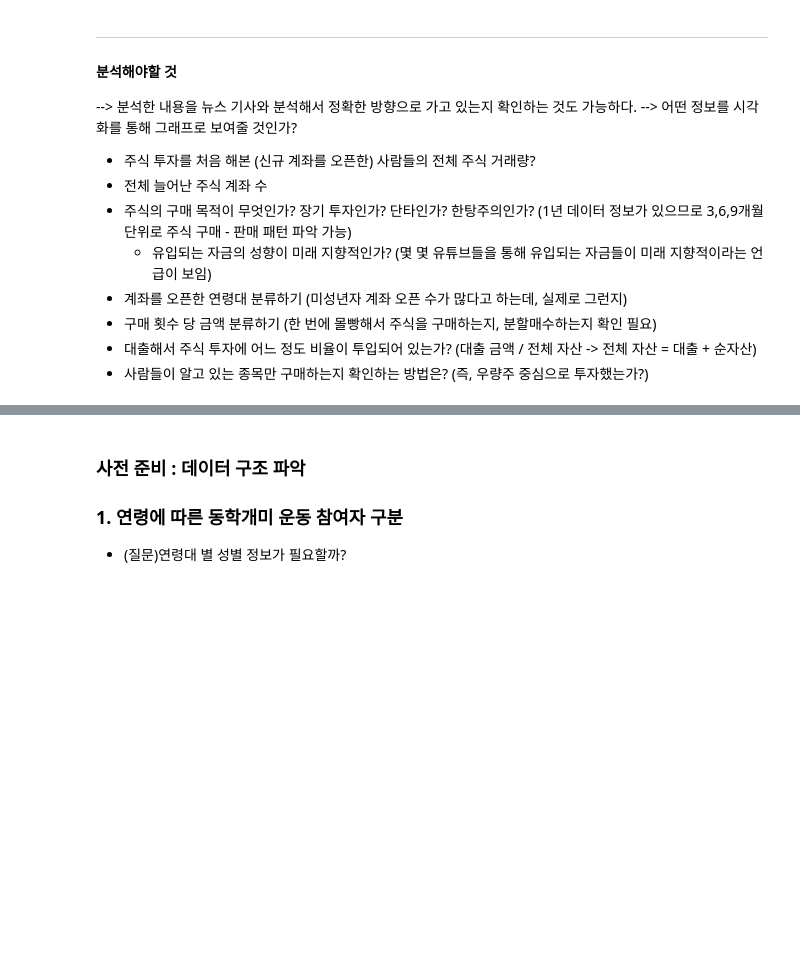
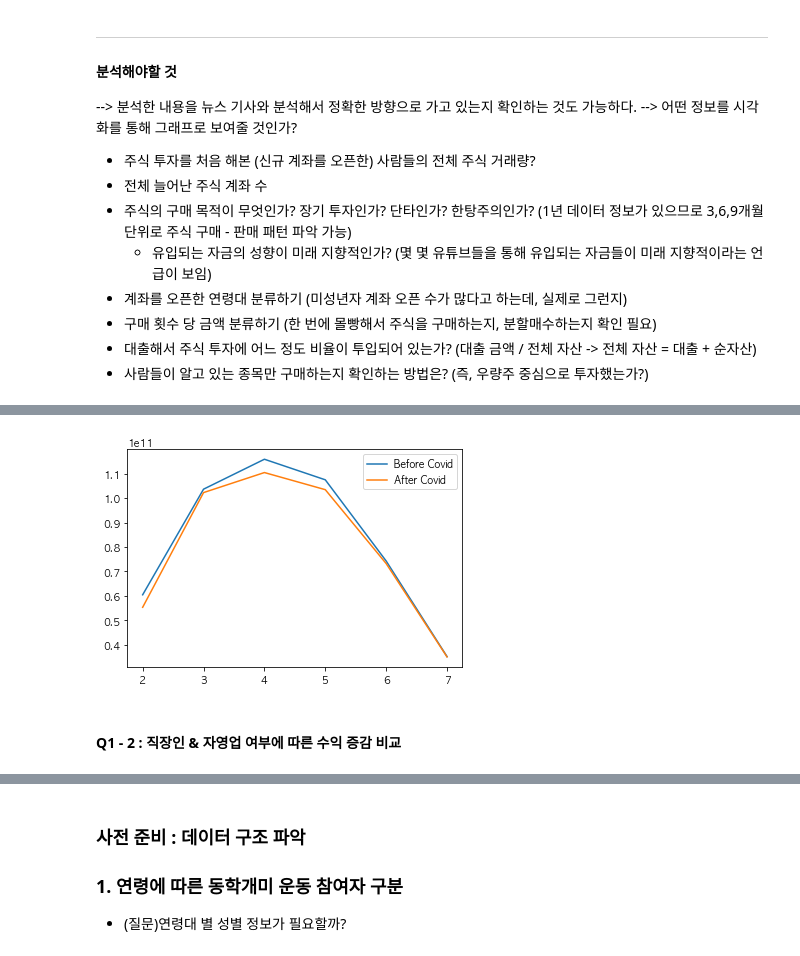
Before and after one commit to RyanKor/financial-data-competition-2021, a Jupyter notebook: Financial Data Competition 2021.ipynb, the cells around one changed output, grey strips where cells are left out. Saved outputs shown, nothing was run; the diff lists cells and outputs as text; code cells hidden in the pictures; blank space fills up the shorter version.

```diff
--- a/Financial Data Competition 2021.ipynb
+++ b/Financial Data Competition 2021.ipynb
@@ -134,0 +138,9 @@ shinhan_bank.head()
+# %%
+# 코로나 전 소비 금액
+before_covid_cost = shinhan_bank[(shinhan_bank["기준년월"]>=201903)
+                                &(shinhan_bank["기준년월"]<202003)].groupby("나이")["총소비금액"].sum()
+
+# 코로나 후 소비 금액
+after_covid_cost = shinhan_bank[(shinhan_bank["기준년월"]>201909)&
+                               (shinhan_bank["기준년월"]<202103)].groupby("나이")["총소비금액"].sum()
+before_covid_cost, after_covid_cost
@@ -134,0 +164,9 @@ shinhan_bank.head()
+# %%
+plt.plot(before_covid_cost)
+plt.plot(after_covid_cost)
+plt.legend(['Before Covid', 'After Covid'])
+plt.show()
+# %% [output]
+[figure, added]
+# %% [markdown]
+#### Q1 - 2 : 직장인 & 자영업 여부에 따른 수익 증감 비교
```
Also changed, not shown: parts of 33 cells of this notebook.
